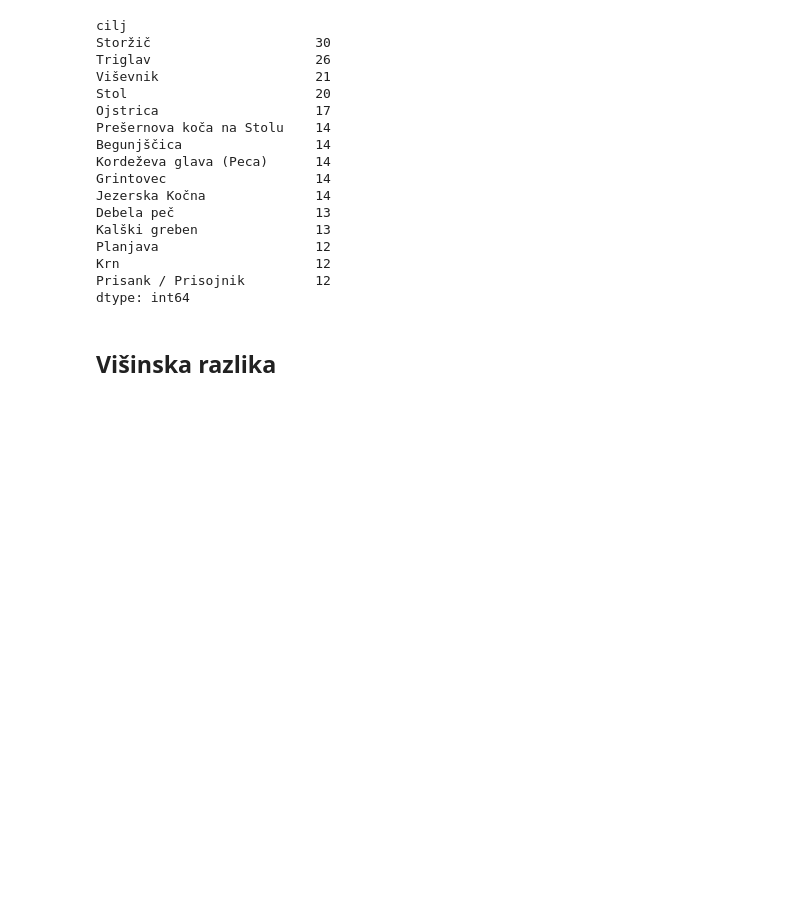
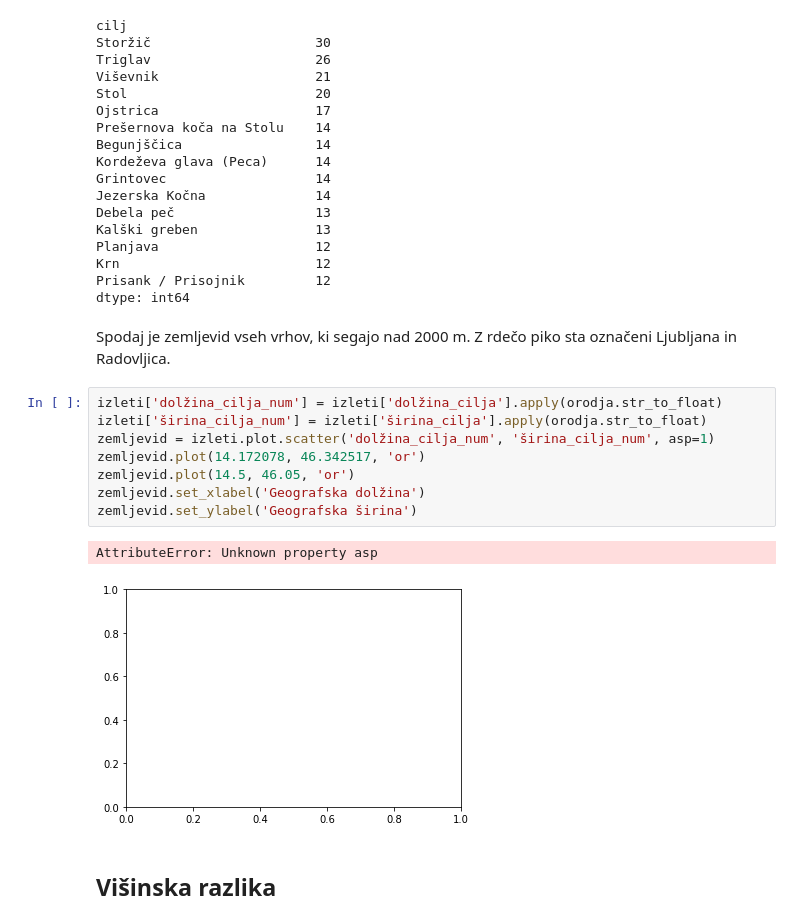
Before and after one commit to gasperurh942/Izleti_na_slovenske_dvatisocake, a Jupyter notebook: Izleti.ipynb, the cells around one changed output. Saved outputs shown, nothing was run; the diff lists cells and outputs as text; blank space fills up the shorter version.

Commit message:
Dodal zemljevid vrhov

```diff
--- a/Izleti.ipynb
+++ b/Izleti.ipynb
@@ -61,6 +61,19 @@ Planjava                    12
 Krn                         12
 Prisank / Prisojnik         12
 dtype: int64
+# %% [markdown]
+Spodaj je zemljevid vseh vrhov, ki segajo nad 2000 m. Z rdečo piko sta označeni Ljubljana in Radovljica.
+# %%
+izleti['dolžina_cilja_num'] = izleti['dolžina_cilja'].apply(orodja.str_to_float)
+izleti['širina_cilja_num'] = izleti['širina_cilja'].apply(orodja.str_to_float)
+zemljevid = izleti.plot.scatter('dolžina_cilja_num', 'širina_cilja_num', asp=1)
+zemljevid.plot(14.172078, 46.342517, 'or')
+zemljevid.plot(14.5, 46.05, 'or')
+zemljevid.set_xlabel('Geografska dolžina')
+zemljevid.set_ylabel('Geografska širina')
+# %% [output]
+AttributeError: Unknown property asp
+[figure, added]
 # %% [markdown]
 ## Višinska razlika
 # %%
```
Also changed, not shown: 2 other files.
